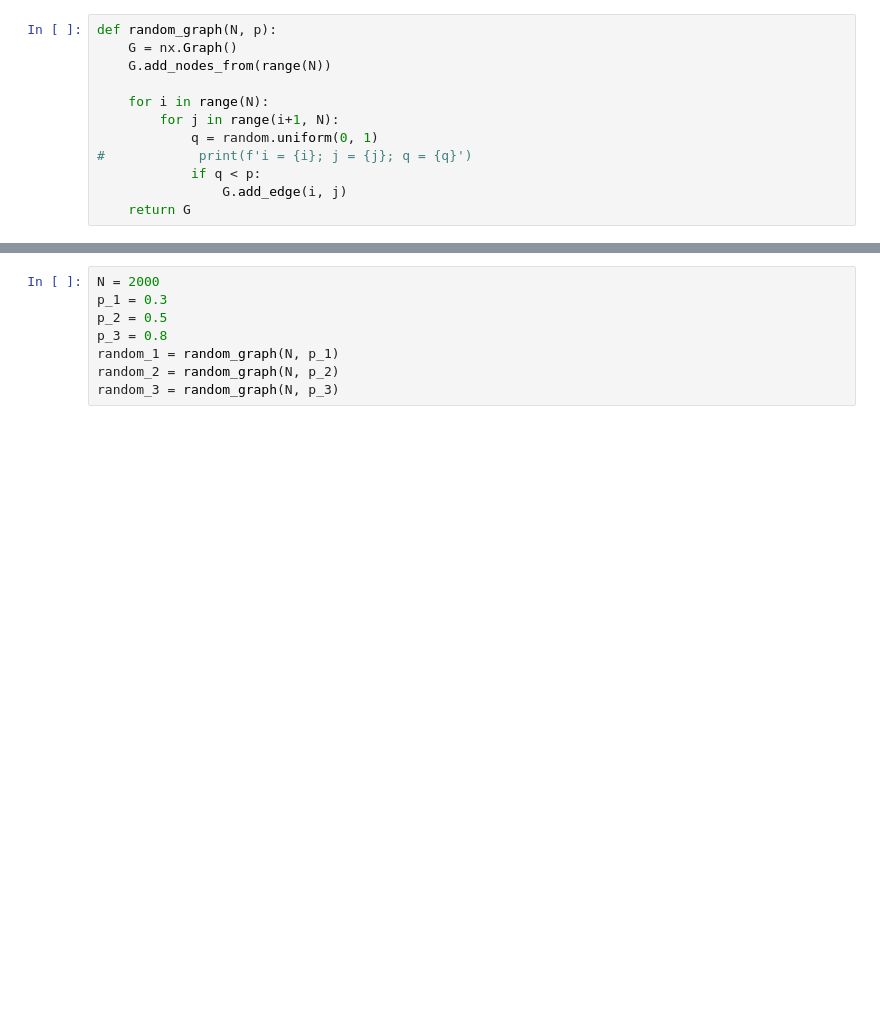
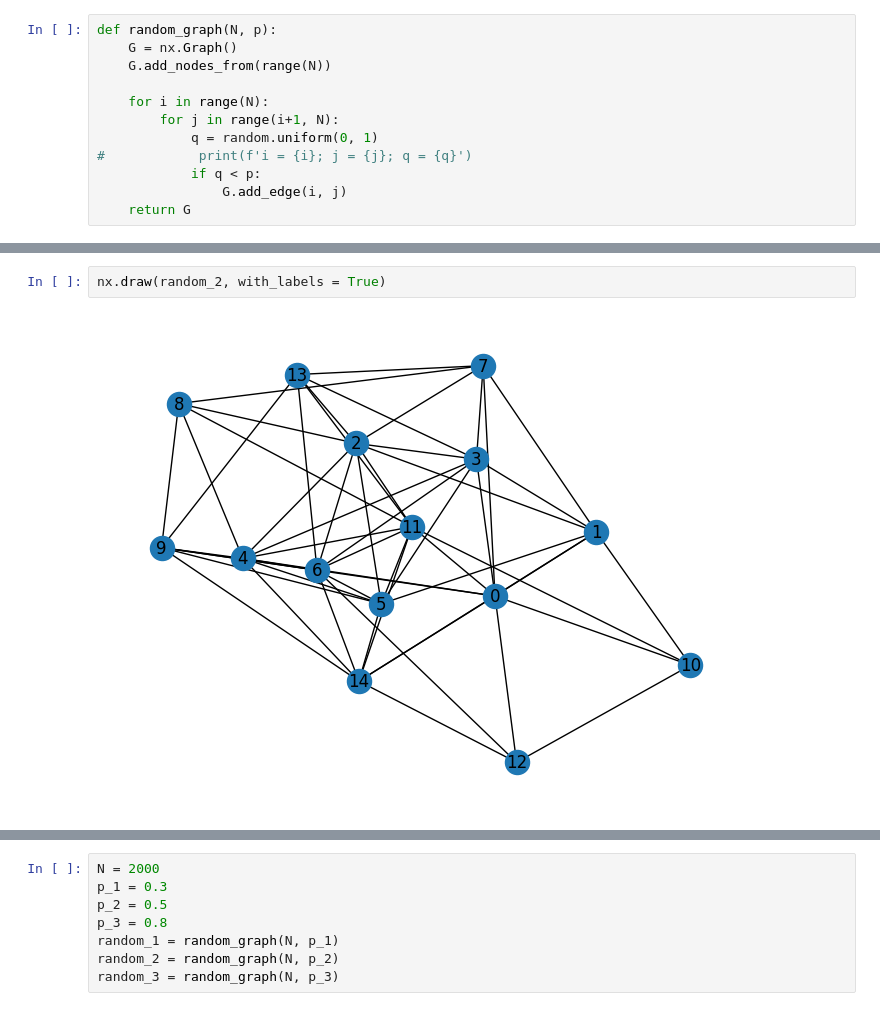
Before and after one commit to KohutMaria/Diffusion-processes, a Jupyter notebook: DPOCN_3.ipynb, the cells around one changed output, grey strips where cells are left out. Cells and saved outputs as stored; diff of their text form; blank space fills up the shorter version.

```diff
--- a/DPOCN_3.ipynb
+++ b/DPOCN_3.ipynb
@@ -16,0 +29,4 @@ def random_graph(N, p):
+# %%
+nx.draw(random_2, with_labels = True)
+# %% [output]
+[figure, added]
```
Also changed, not shown: parts of 22 cells of this notebook.
